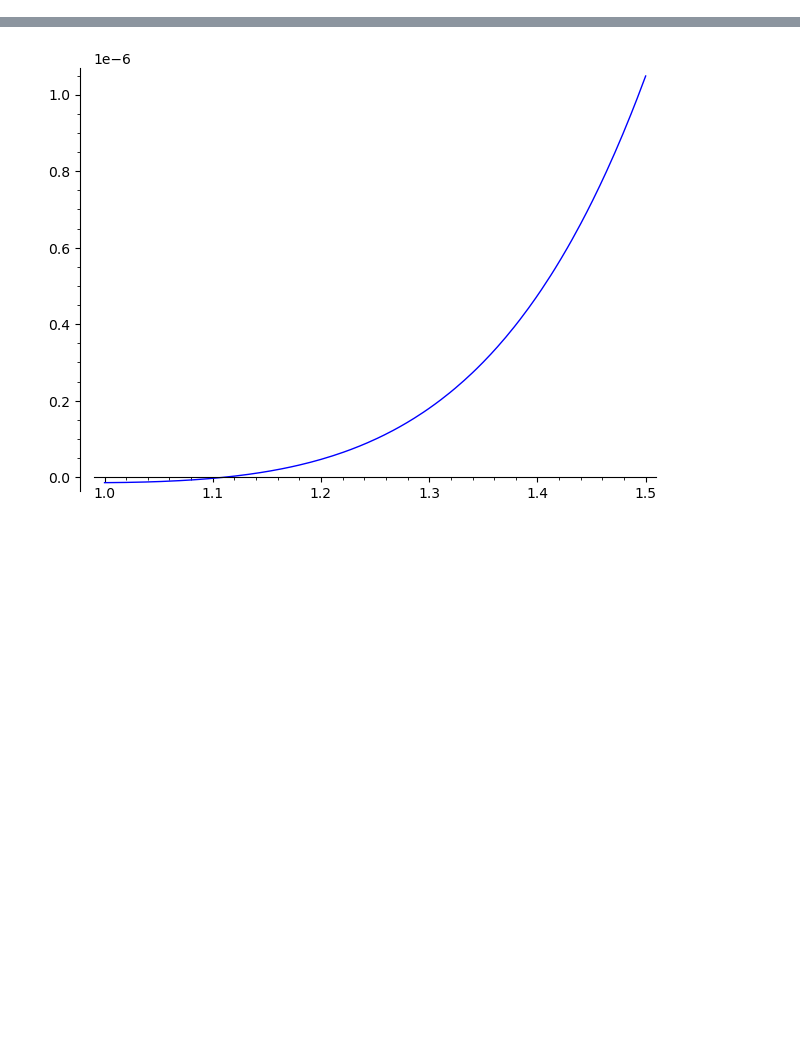
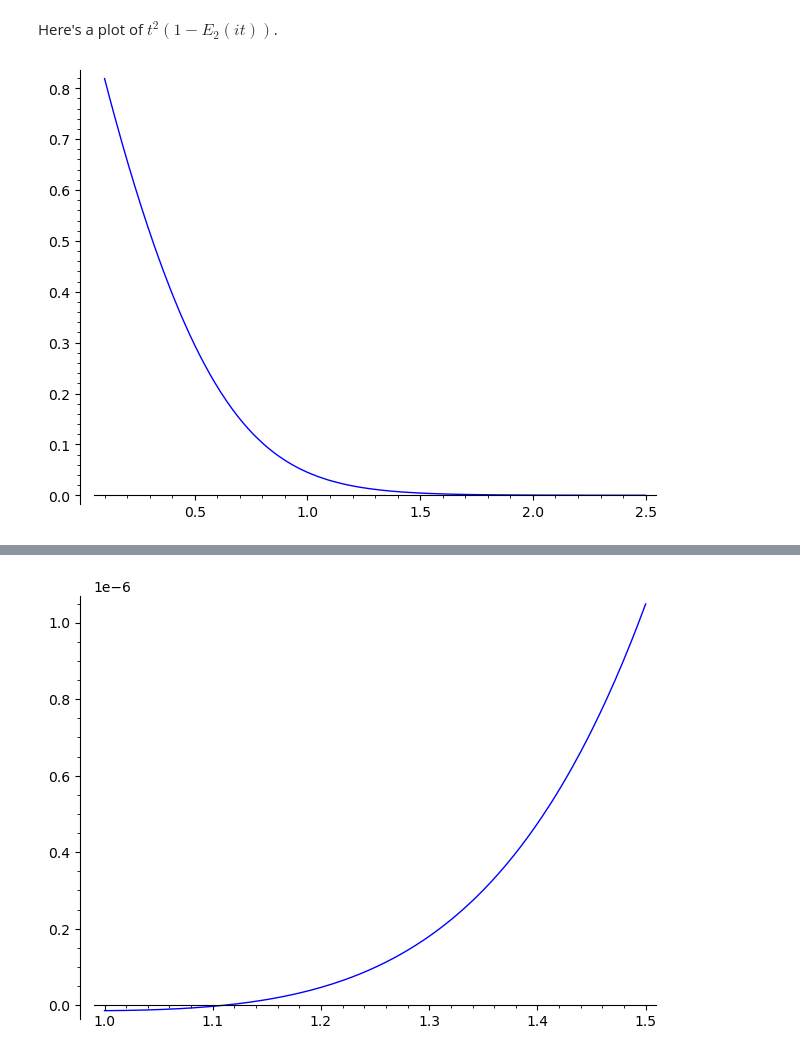
Before and after one commit to seewoo5/posqmf, a Jupyter notebook: polymod.ipynb, the cells around one changed output, grey strips where cells are left out. Cells and saved outputs as stored; diff of their text form; code cells hidden in the pictures; blank space fills up the shorter version.

```diff
--- a/polymod.ipynb
+++ b/polymod.ipynb
@@ -37,0 +26,7 @@ plot(g8, (t, 0.1, 1.7))
+# %% [markdown]
+Here's a plot of $t^2 (1 - E_2(it))$.
+# %%
+f_E2 = t^2 * (1 - qm_to_func(E2))
+plot(f_E2, (t, 0.1, 2.5))
+# %% [output]
+[figure, added]
```
Also changed, not shown: parts of 45 cells of this notebook.
